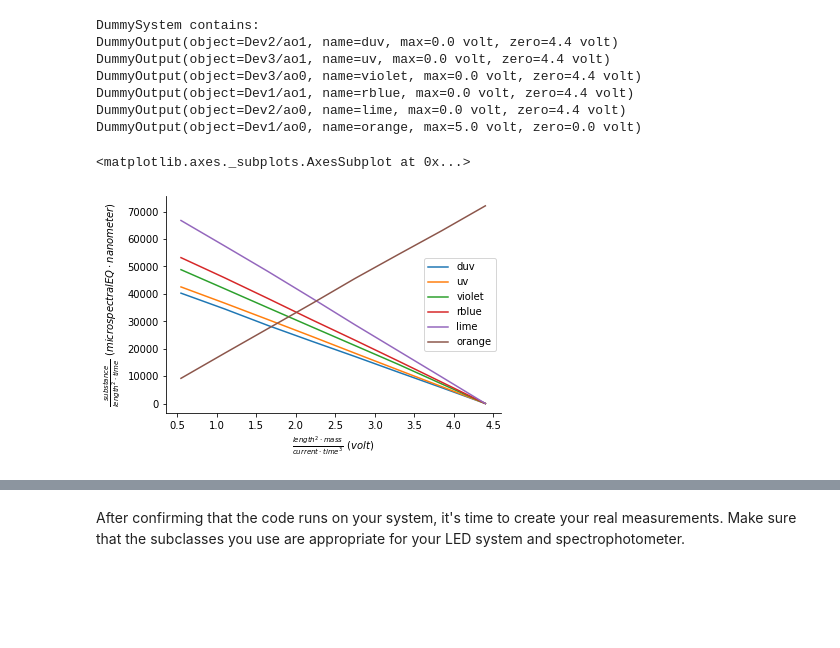
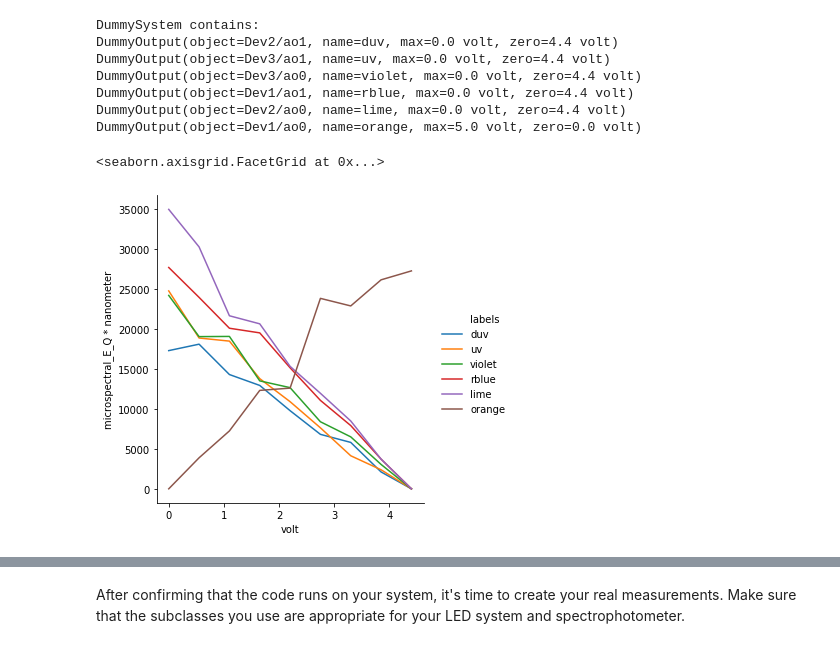
Before and after one commit to neuralsignal/dreye, a Jupyter notebook: tutorials/Running Dummy Measurements.ipynb, the cells around one changed output, grey strips where cells are left out. Drawn from its saved outputs; the diff is of its cells as text; code cells hidden in the pictures; blank space fills up the shorter version.

```diff
--- a/tutorials/Running Dummy Measurements.ipynb
+++ b/tutorials/Running Dummy Measurements.ipynb
@@ -228,7 +221,7 @@ DummyOutput(object=Dev1/ao1, name=rblue, max=0.0 volt, zero=4.4 volt)
 DummyOutput(object=Dev2/ao0, name=lime, max=0.0 volt, zero=4.4 volt)
 DummyOutput(object=Dev1/ao0, name=orange, max=5.0 volt, zero=0.0 volt)
 # %%
-system_loaded.spms.intensities.plot(labels=True)
+system_loaded.measured_spectra.intensities.plot()
 # %% [output]
-<matplotlib.axes._subplots.AxesSubplot at 0x...>
+<seaborn.axisgrid.FacetGrid at 0x...>
-[figure, old version]
+[figure, new version]
```
Also changed, not shown: parts of 26 cells of this notebook, 35 other files.
